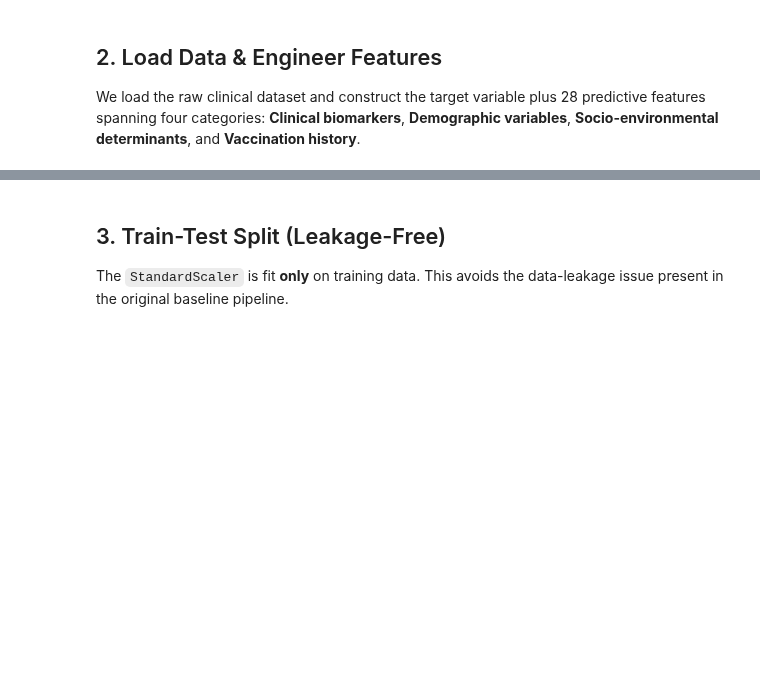
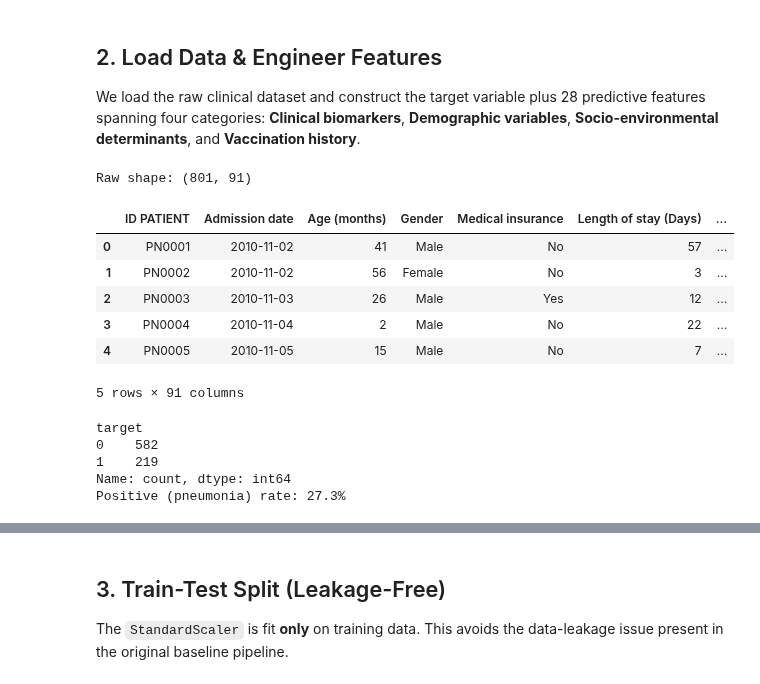
Before and after one commit to vishal606/A-Comparative-Machine-Learning-Framework-for-Predicting-Childhood-Pneumonia-Prevalence, a Jupyter notebook: Code/Pneumonia_ML_Pipeline.ipynb, the cells around one changed output, grey strips where cells are left out. Drawn from its saved outputs; the diff is of its cells as text; code cells hidden in the pictures; blank space fills up the shorter version.

```diff
--- a/Code/Pneumonia_ML_Pipeline.ipynb
+++ b/Code/Pneumonia_ML_Pipeline.ipynb
@@ -59,9 +61,18 @@ We load the raw clinical dataset and construct the target variable plus 28 predi
 features spanning four categories: **Clinical biomarkers**, **Demographic variables**,
 **Socio-environmental determinants**, and **Vaccination history**.
 # %%
-df = pd.read_excel('BD_IRA.xlsx')  # update path if needed
+df = pd.read_excel('/content/BD_IRA.xlsx')  # update path if needed
 print("Raw shape:", df.shape)
 df.head()
+# %% [output]
+Raw shape: (801, 91)
+|  | ID PATIENT | Admission date | Age (months) | Gender | Medical insurance | Length of stay (Days) | ... |
+| 0 | PN0001 | 2010-11-02 | 41 | Male | No | 57 | ... |
+| 1 | PN0002 | 2010-11-02 | 56 | Female | No | 3 | ... |
+| 2 | PN0003 | 2010-11-03 | 26 | Male | Yes | 12 | ... |
+| 3 | PN0004 | 2010-11-04 | 2 | Male | No | 22 | ... |
+| 4 | PN0005 | 2010-11-05 | 15 | Male | No | 7 | ... |
+5 rows × 91 columns
 # %%
 # ── Target variable: pneumonia-positive diagnoses ──────────────────────────
 pneumonia_diags = ['Pneumonia', 'Dyspneic pneumopathy', 'Staphylococcal pneumonia',
@@ -71,6 +82,12 @@ df['target'] = df['Main diagnostic '].isin(pneumonia_diags).astype(int)
 
 print(df['target'].value_counts())
 print(f"Positive (pneumonia) rate: {df['target'].mean():.1%}")
+# %% [output]
+target
+0    582
+1    219
+Name: count, dtype: int64
+Positive (pneumonia) rate: 27.3%
 # %%
 # ── Helper: convert Yes/No columns to binary ────────────────────────────────
 def yn(col):
```
Also changed, not shown: parts of 23 cells of this notebook, 1 other file.
